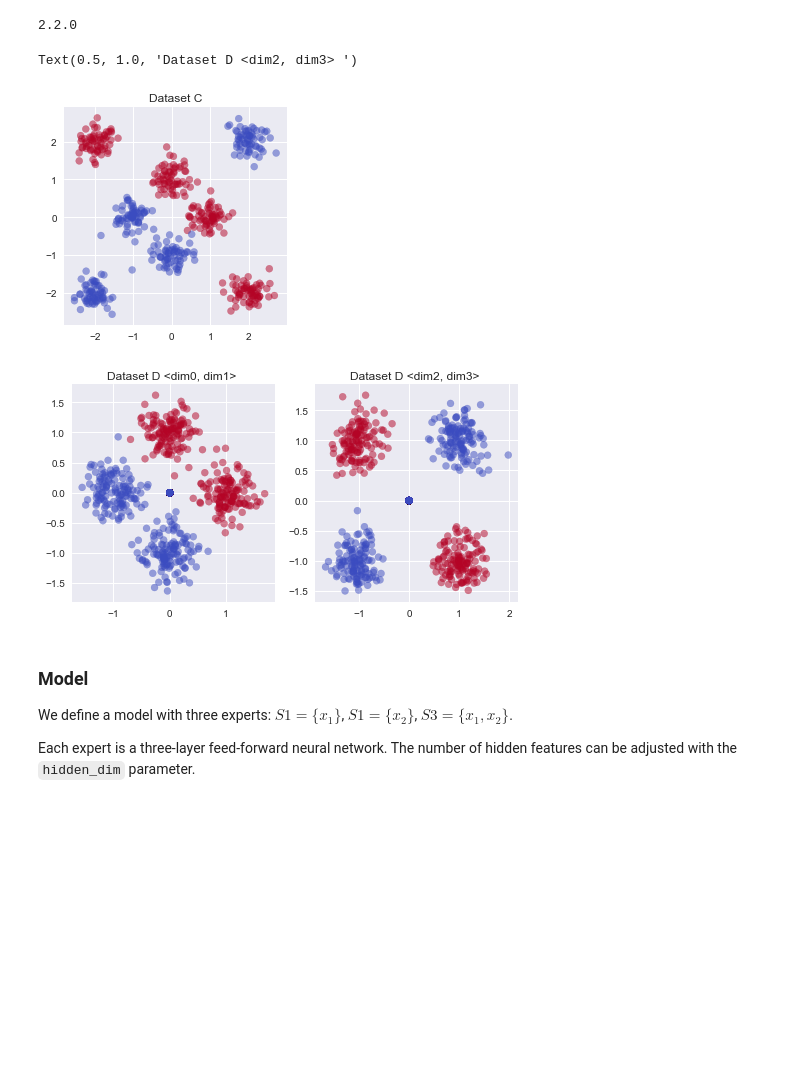
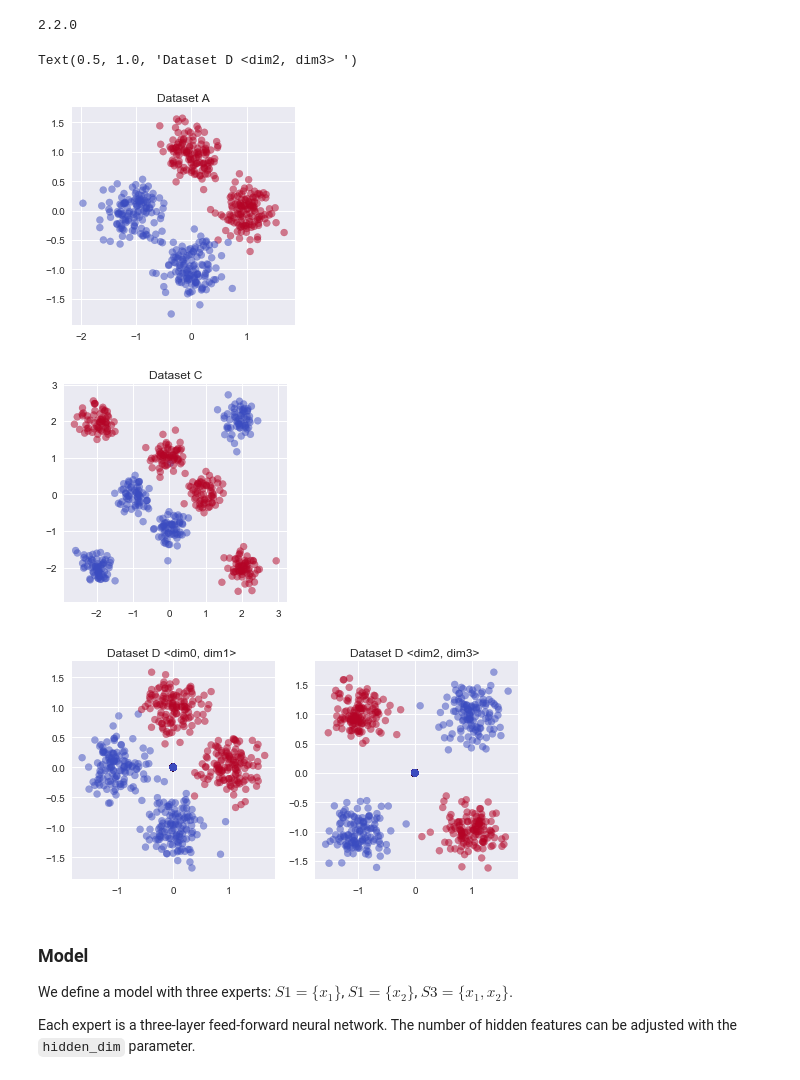
Before and after one commit to deezer/interpretable_nn_attribution, a Jupyter notebook: toy/toy_examples.ipynb, the cells around one changed output. Saved outputs shown, nothing was run; the diff lists cells and outputs as text; code cells hidden in the pictures; blank space fills up the shorter version.

```diff
--- a/toy/toy_examples.ipynb
+++ b/toy/toy_examples.ipynb
@@ -72,24 +72,30 @@ def make_generator(func, params):
 # %%
 '''
 Plot
 '''
+plt.figure(figsize=(4, 4))
+x, y = datagen_A(512)
+plt.scatter(x[:,0], x[:,1], c = y[:,0], alpha=0.5)
+plt.title('Dataset A')
+
 plt.figure(figsize=(4, 4))
 x, y = datagen_C(512)
 plt.scatter(x[:,0], x[:,1], c = y[:,0], alpha=0.5)
 plt.title('Dataset C')
 
 plt.figure(figsize=(8, 4))
 x, y = datagen_D(1024)
 plt.subplot(1,2,1)
 plt.scatter(x[:,0], x[:,1], c = y[:,0], alpha=0.5)
 plt.title('Dataset D <dim0, dim1> ')
 plt.subplot(1,2,2)
 plt.scatter(x[:,2], x[:,3], c = y[:,0], alpha=0.5)
 plt.title('Dataset D <dim2, dim3> ')
 # %% [output]
 Text(0.5, 1.0, 'Dataset D <dim2, dim3> ')
-[figure, old version]
+[figure, new version]
-[figure, old version]
+[figure, new version]
+[figure, added]
 # %% [markdown]
 ### Model
 
```
Also changed, not shown: parts of 8 cells of this notebook.
